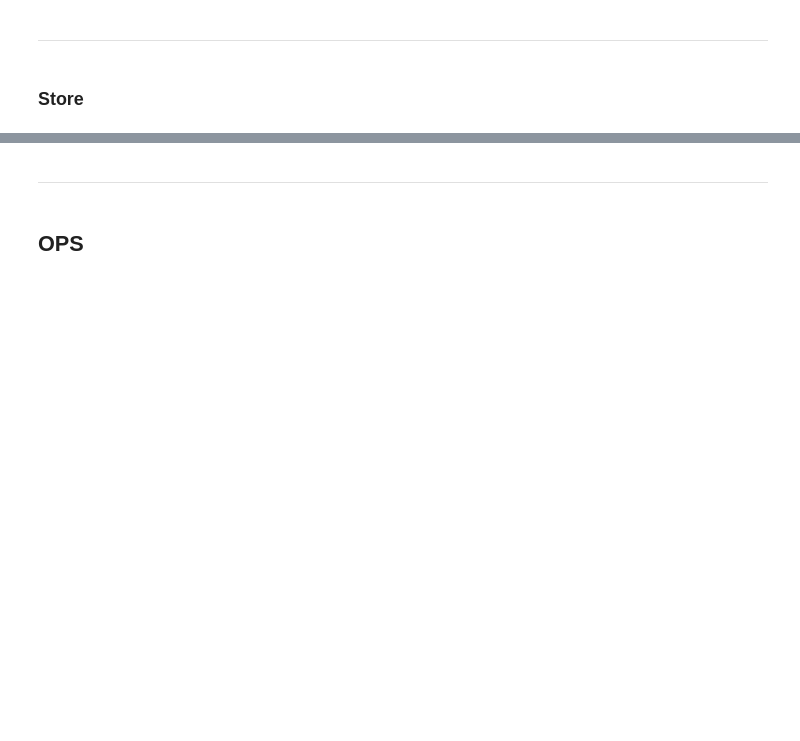
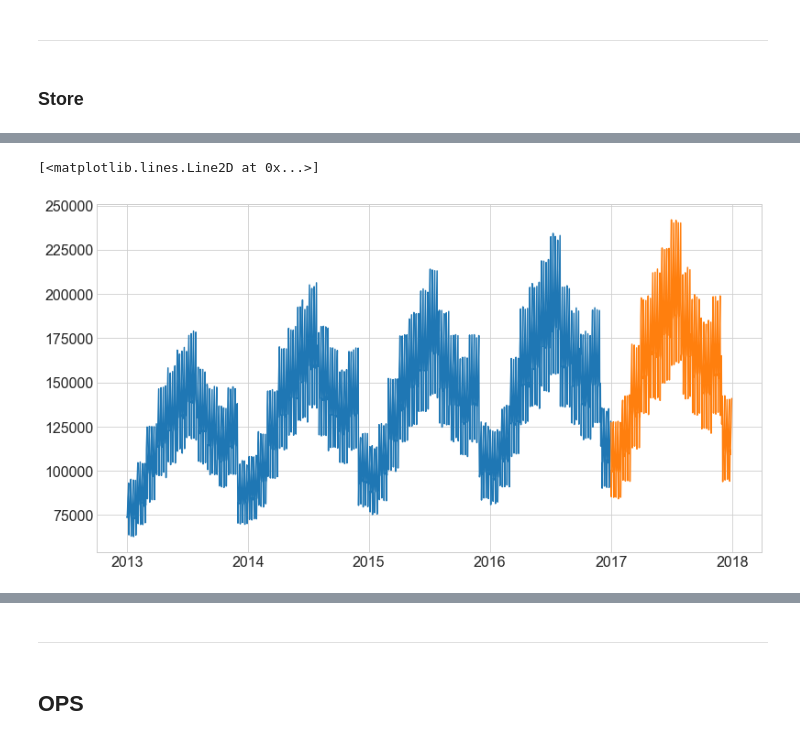
Before and after one commit to Jared-Godar/time-series-exercises, a Jupyter notebook: explore_exercises.ipynb, the cells around one changed output, grey strips where cells are left out. Cells and saved outputs as stored; diff of their text form; code cells hidden in the pictures; blank space fills up the shorter version.

```diff
--- a/explore_exercises.ipynb
+++ b/explore_exercises.ipynb
@@ -91,0 +99,3 @@ See Full Dataframe in Mito
+# %%
+#Daily sales totals
+day = df.resample('D').sum()
@@ -91,0 +113,9 @@ See Full Dataframe in Mito
+# %%
+train = day[:'2016'] # includes 2016
+test = day['2017']
+
+plt.plot(train.index, train.sales_total)
+plt.plot(test.index, test.sales_total)
+# %% [output]
+[<matplotlib.lines.Line2D at 0x...>]
+[figure, added]
```
Also changed, not shown: parts of 20 cells of this notebook.
